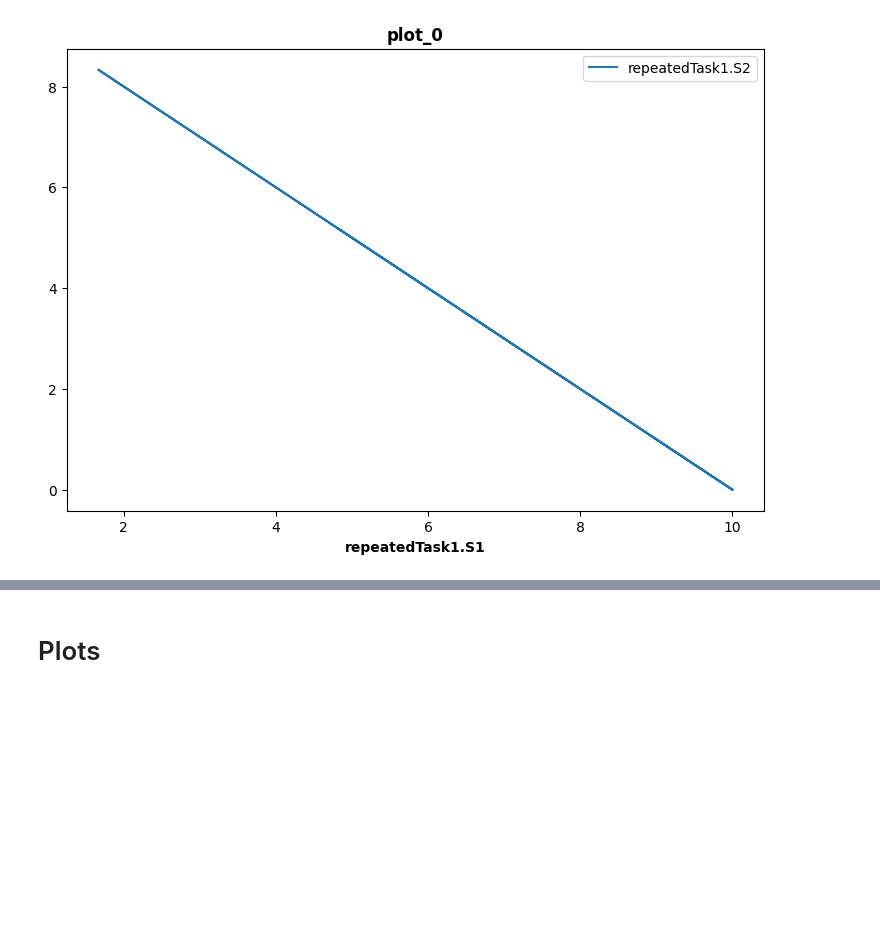
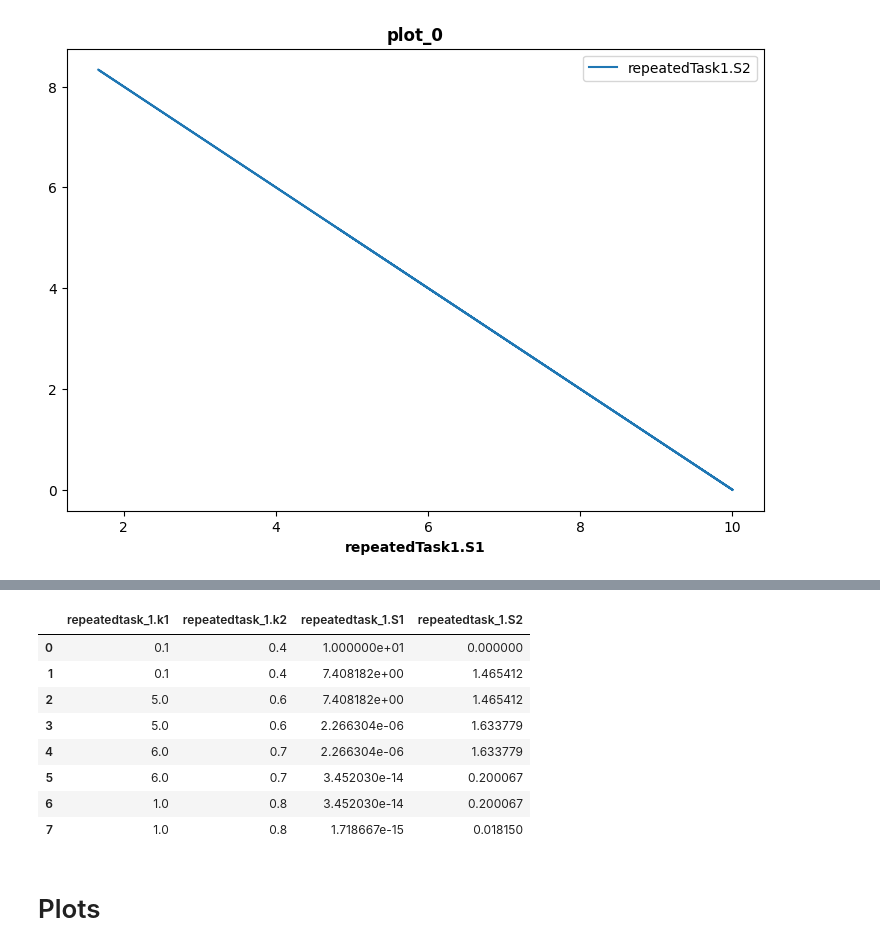
Before and after one commit to sys-bio/SimpleSEDML, a Jupyter notebook: notebooks/explore_sedml.ipynb, the cells around one changed output, grey strips where cells are left out. Cells and saved outputs as stored; diff of their text form; code cells hidden in the pictures; blank space fills up the shorter version.

```diff
--- a/notebooks/explore_sedml.ipynb
+++ b/notebooks/explore_sedml.ipynb
@@ -338,3 +362,15 @@ else:
+# %%
+df.head(10)
+# %% [output]
+|  | repeatedtask_1.k1 | repeatedtask_1.k2 | repeatedtask_1.S1 | repeatedtask_1.S2 |
+| 0 | 0.1 | 0.4 | 1.000000e+01 | 0.000000 |
+| 1 | 0.1 | 0.4 | 7.408182e+00 | 1.465412 |
+| 2 | 5.0 | 0.6 | 7.408182e+00 | 1.465412 |
+| 3 | 5.0 | 0.6 | 2.266304e-06 | 1.633779 |
+| 4 | 6.0 | 0.7 | 2.266304e-06 | 1.633779 |
+| 5 | 6.0 | 0.7 | 3.452030e-14 | 0.200067 |
+| 6 | 1.0 | 0.8 | 3.452030e-14 | 0.200067 |
+| 7 | 1.0 | 0.8 | 1.718667e-15 | 0.018150 |
 # %% [markdown]
 # Plots
 # %%
```
Also changed, not shown: parts of 5 cells of this notebook, 11 other files.
